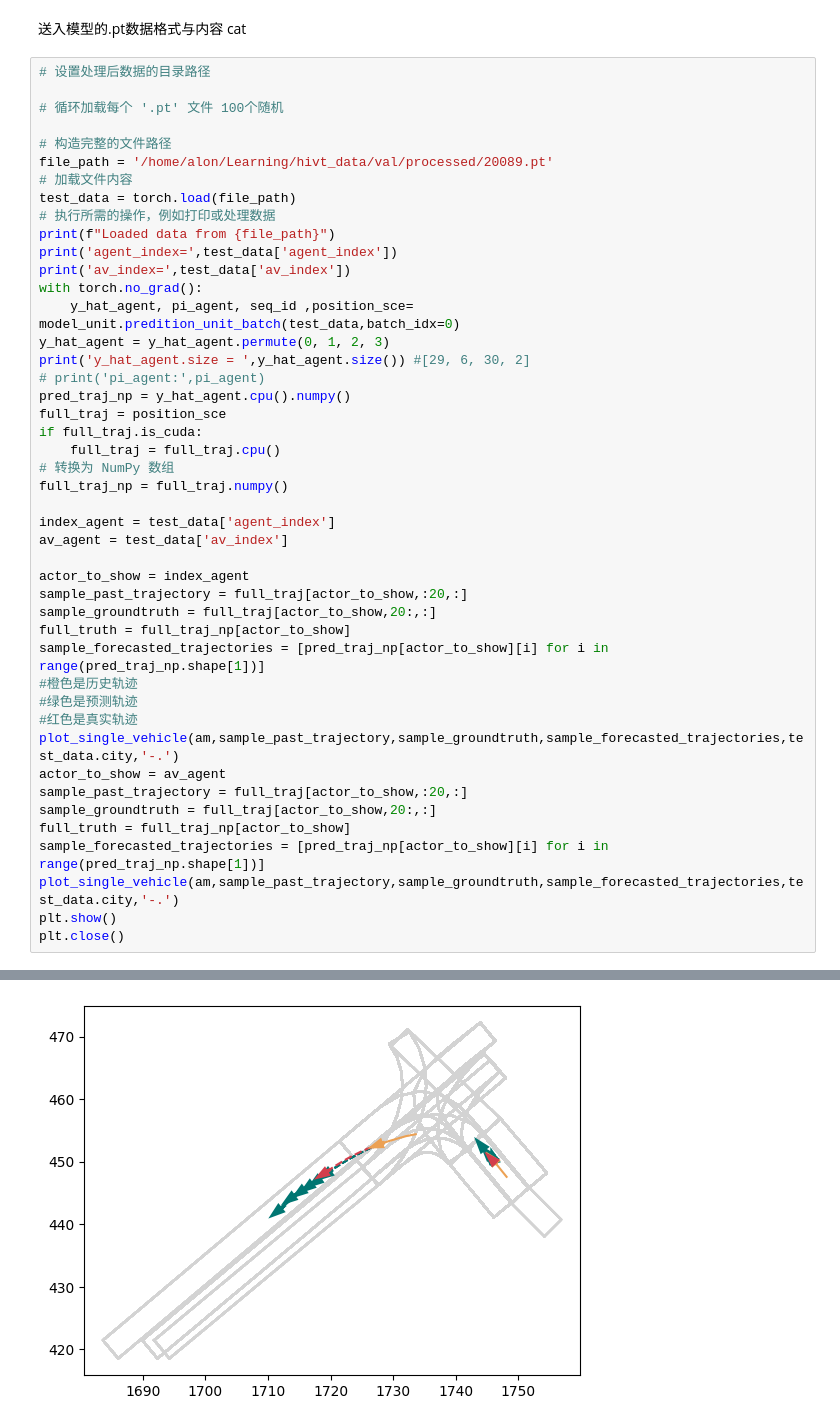
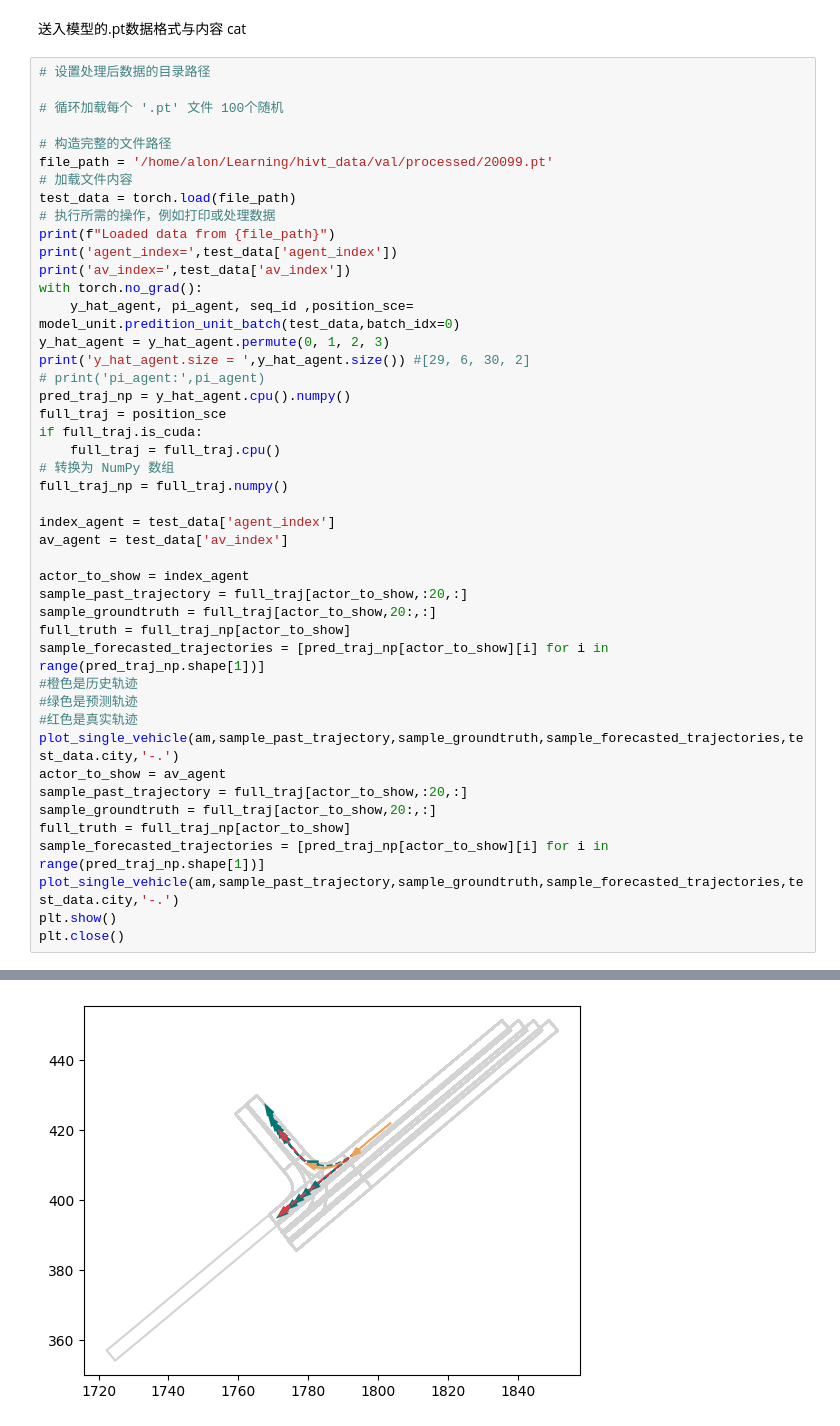
Before and after one commit to AlonZhao/HiVT, a Jupyter notebook: visualization copy 3.ipynb, the cells around one changed output, grey strips where cells are left out. Cells and saved outputs as stored; diff of their text form.

```diff
--- a/visualization copy 3.ipynb
+++ b/visualization copy 3.ipynb
@@ -138,7 +138,7 @@ am = ArgoverseMap()
 # 循环加载每个 '.pt' 文件 100个随机
 
 # 构造完整的文件路径
-file_path = '/home/alon/Learning/hivt_data/val/processed/20089.pt'
+file_path = '/home/alon/Learning/hivt_data/val/processed/20099.pt'
 # 加载文件内容
 test_data = torch.load(file_path)
 # 执行所需的操作，例如打印或处理数据
@@ -187 +190 @@ y_hat_agent.size =  torch.Size([45, 6, 30, 2])
-[figure, old version]
+[figure, new version]
```
Also changed, not shown: parts of 1 cell of this notebook, 13 other files.
